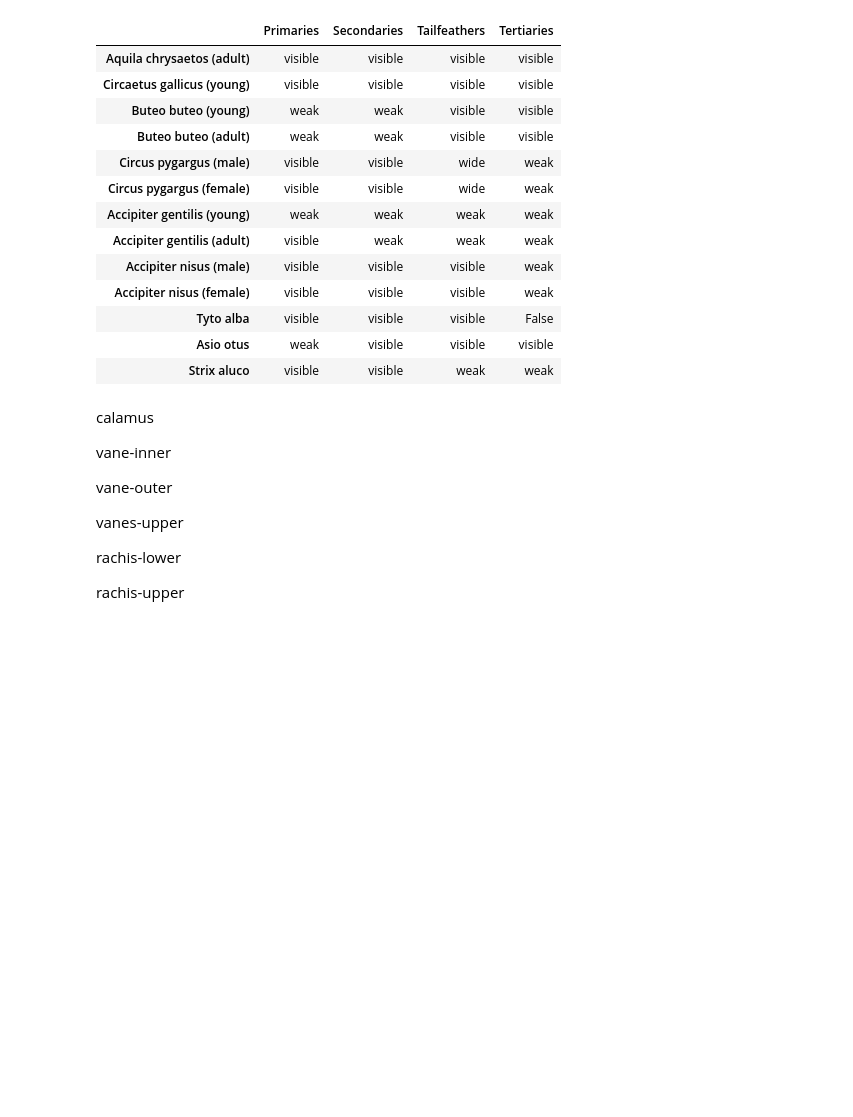
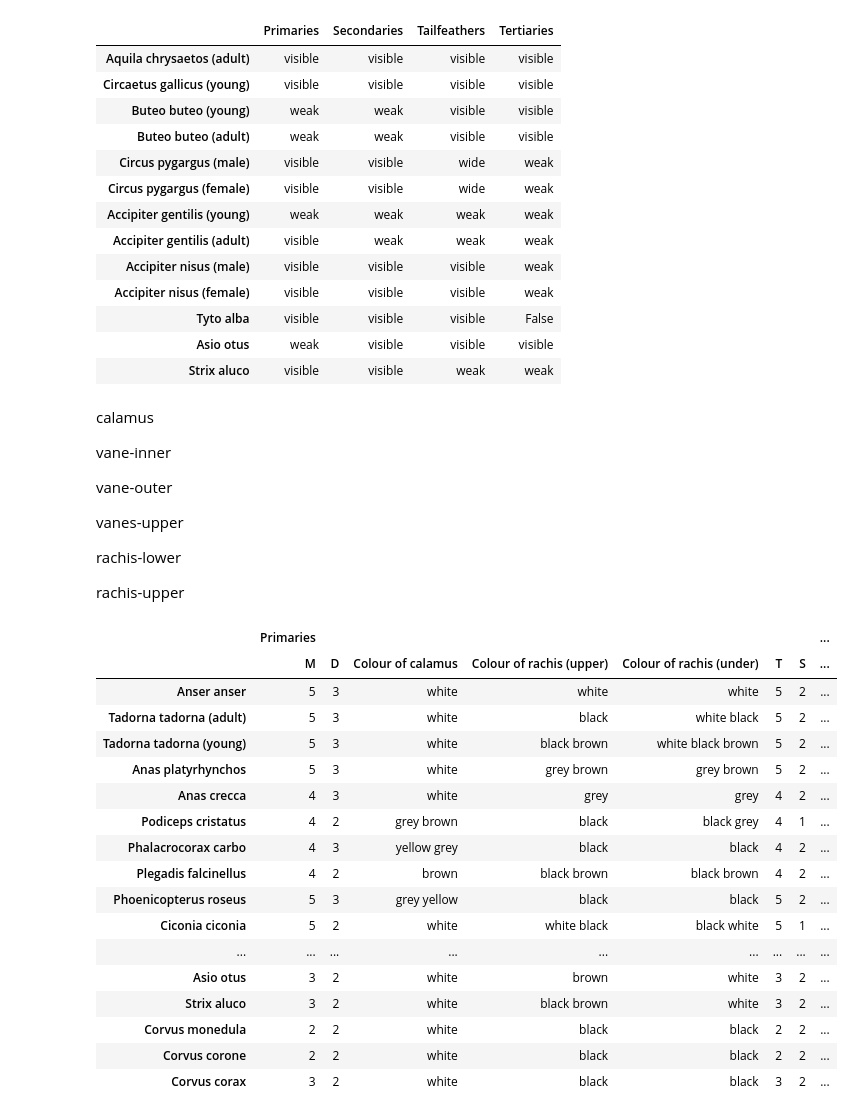
Before and after one commit to Maciej-GBS/SBC, a Jupyter notebook: knowledge/data-analysis.ipynb, the cells around one changed output. Saved outputs shown, nothing was run; the diff lists cells and outputs as text; code cells hidden in the pictures; blank space fills up the shorter version.

Commit message:
Fixed stripes rule

```diff
--- a/knowledge/data-analysis.ipynb
+++ b/knowledge/data-analysis.ipynb
@@ -725,3 +725,24 @@ vanes-upper
 rachis-lower
 
 rachis-upper
+# %%
+df_t.applymap(lambda e: e if pd.isna(e) else e.replace(' glossy','').replace(' weak-stripes','').replace(' wide-stripes','').replace(' stripes',''))
+# %% [output]
+|  | Primaries |  |  |  |  |  |  | ... |
+|  | M | D | Colour of calamus | Colour of rachis (upper) | Colour of rachis (under) | T | S | ... |
+| Anser anser | 5 | 3 | white | white | white | 5 | 2 | ... |
+| Tadorna tadorna (adult) | 5 | 3 | white | black | white black | 5 | 2 | ... |
+| Tadorna tadorna (young) | 5 | 3 | white | black brown | white black brown | 5 | 2 | ... |
+| Anas platyrhynchos | 5 | 3 | white | grey brown | grey brown | 5 | 2 | ... |
+| Anas crecca | 4 | 3 | white | grey | grey | 4 | 2 | ... |
+| Podiceps cristatus | 4 | 2 | grey brown | black | black grey | 4 | 1 | ... |
+| Phalacrocorax carbo | 4 | 3 | yellow grey | black | black | 4 | 2 | ... |
+| Plegadis falcinellus | 4 | 2 | brown | black brown | black brown | 4 | 2 | ... |
+| Phoenicopterus roseus | 5 | 3 | grey yellow | black | black | 5 | 2 | ... |
+| Ciconia ciconia | 5 | 2 | white | white black | black white | 5 | 1 | ... |
+| ... | ... | ... | ... | ... | ... | ... | ... | ... |
+| Asio otus | 3 | 2 | white | brown | white | 3 | 2 | ... |
+| Strix aluco | 3 | 2 | white | black brown | white | 3 | 2 | ... |
+| Corvus monedula | 2 | 2 | white | black | black | 2 | 2 | ... |
+| Corvus corone | 2 | 2 | white | black | black | 2 | 2 | ... |
+| Corvus corax | 3 | 2 | white | black | black | 3 | 2 | ... |
```
Also changed, not shown: parts of 2 cells of this notebook, 1 other file.
